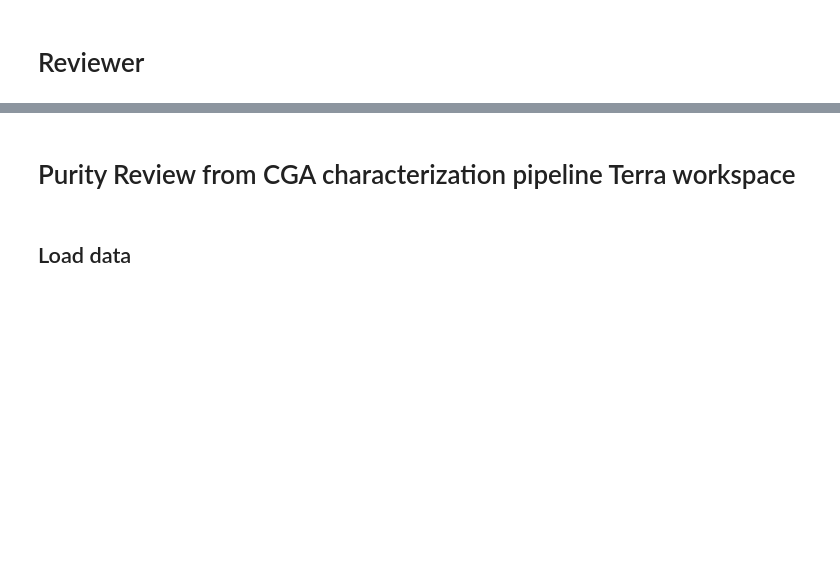
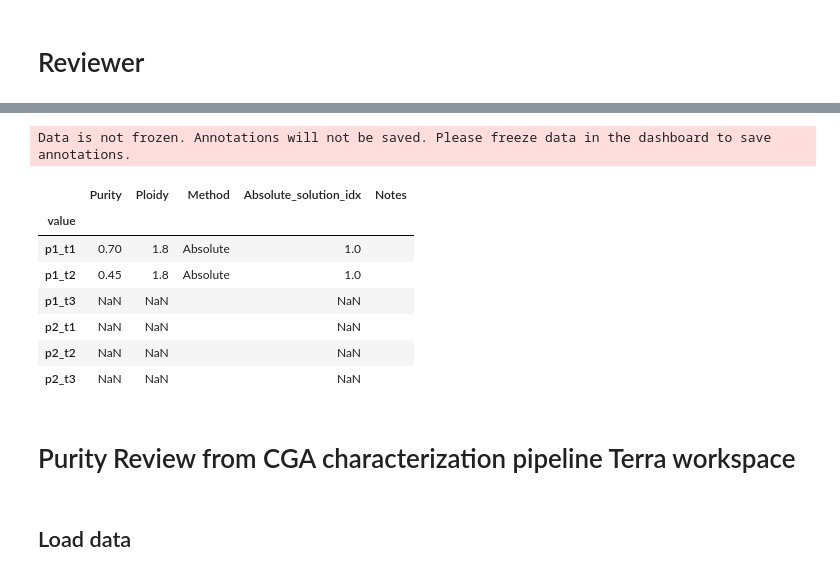
Before and after one commit to getzlab/PurityReviewer, a Jupyter notebook: example_notebooks/purity_reviewer_example.ipynb, the cells around one changed output, grey strips where cells are left out. Saved outputs shown, nothing was run; the diff lists cells and outputs as text; code cells hidden in the pictures; blank space fills up the shorter version.

```diff
--- a/example_notebooks/purity_reviewer_example.ipynb
+++ b/example_notebooks/purity_reviewer_example.ipynb
@@ -90,14 +74,14 @@ participants
 from PurityReviewer.AppComponents.utils import parse_absolute_soln, CSIZE_DEFAULT
 from PurityReviewer.AppComponents.utils import parse_absolute_soln_simulatedTumorData
 # %%
-data_pkl_fn = 'simulated_data_purity_review.pkl'
+data_path = 'simulated_data_purity_review'
 # %%
 matched_reviewer = MatchedPurityReviewer()
 matched_reviewer.set_review_data(
-    data_pkl_fn = data_pkl_fn,
+    data_path=data_path,
     description='Matched purity reviewer for simulated data',
-    df=samples, #pcyc_wm_pairs_df, # optional if directory above already exists.
-    index=samples.index, #pcyc_wm_pairs_df.index,
+    df=samples,
+    index=samples.index,
 )
 matched_reviewer.set_review_app(
     sample_info_cols=['ABSOLUTE_plot_fn', 'wxs_purity', 'wxs_ploidy'],
@@ -121,4 +105,16 @@ Dash app running on http://0.0.0.0:8099/
 [interactive output not drawn]
+# %%
+matched_reviewer.get_annot()
+# %% [output]
+Data is not frozen. Annotations will not be saved. Please freeze data in the dashboard to save annotations.
+|  | Purity | Ploidy | Method | Absolute_solution_idx | Notes |
+| value |  |  |  |  |  |
+| p1_t1 | 0.70 | 1.8 | Absolute | 1.0 |  |
+| p1_t2 | 0.45 | 1.8 | Absolute | 1.0 |  |
+| p1_t3 | NaN | NaN |  | NaN |  |
+| p2_t1 | NaN | NaN |  | NaN |  |
+| p2_t2 | NaN | NaN |  | NaN |  |
+| p2_t3 | NaN | NaN |  | NaN |  |
 # %% [markdown]
 # Purity Review from CGA characterization pipeline Terra workspace
 # %% [markdown]
```
Also changed, not shown: parts of 4 cells of this notebook, 2 other files.
